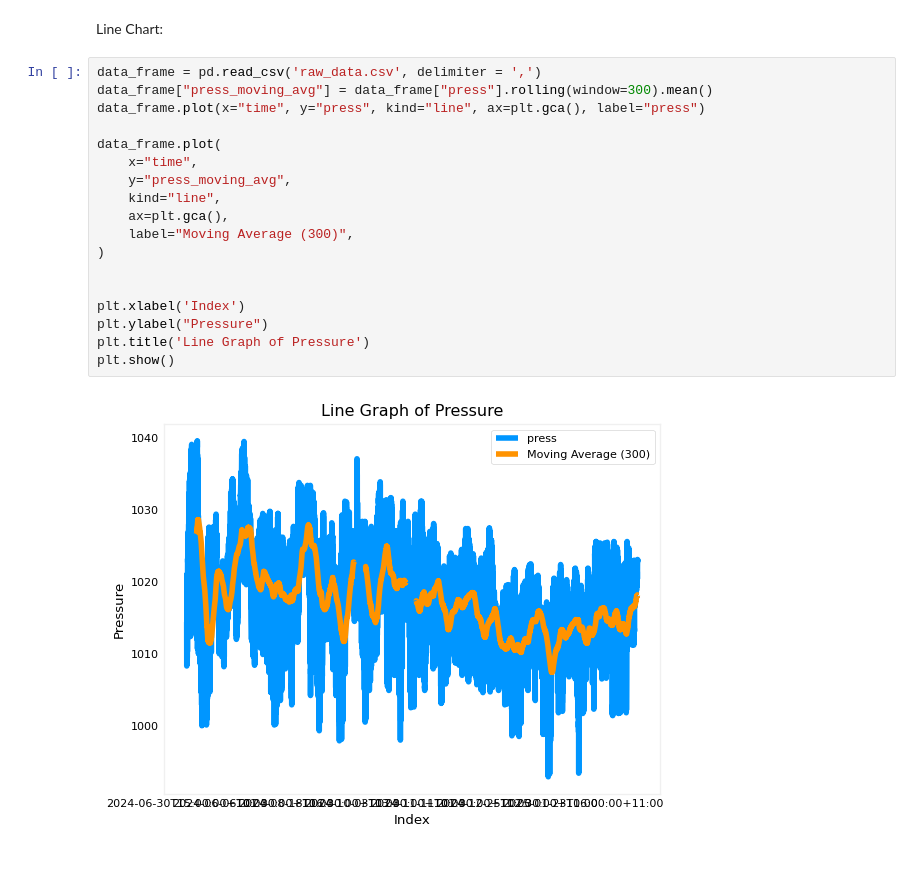
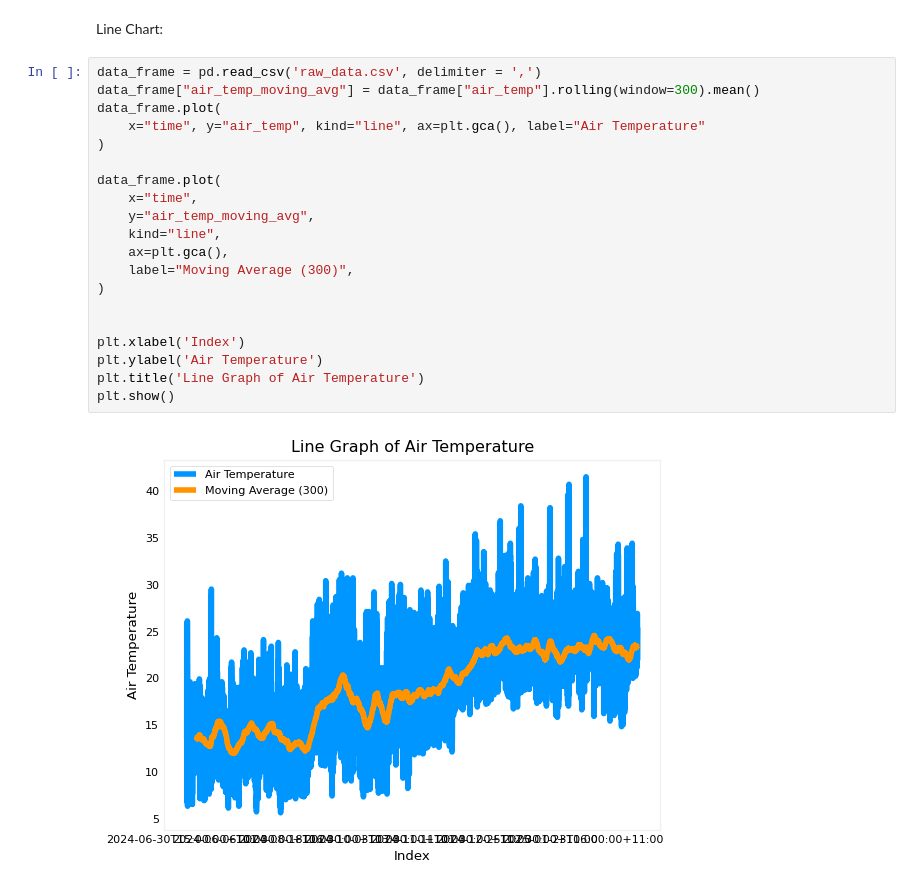
Before and after one commit to TempeHS/2025SE-Crawford.L-HSCTask2, a Jupyter notebook: model_development/visualisation/visual.ipynb, the cells around one changed output. Drawn from its saved outputs; the diff is of its cells as text.

```diff
--- a/model_development/visualisation/visual.ipynb
+++ b/model_development/visualisation/visual.ipynb
@@ -137,21 +137,23 @@ plt.show()
 Line Chart:
 # %%
 data_frame = pd.read_csv('raw_data.csv', delimiter = ',')
-data_frame["press_moving_avg"] = data_frame["press"].rolling(window=300).mean()
-data_frame.plot(x="time", y="press", kind="line", ax=plt.gca(), label="press")
+data_frame["air_temp_moving_avg"] = data_frame["air_temp"].rolling(window=300).mean()
+data_frame.plot(
+    x="time", y="air_temp", kind="line", ax=plt.gca(), label="Air Temperature"
+)
 
 data_frame.plot(
     x="time",
-    y="press_moving_avg",
+    y="air_temp_moving_avg",
     kind="line",
     ax=plt.gca(),
     label="Moving Average (300)",
 )
 
 
 plt.xlabel('Index')
-plt.ylabel("Pressure")
-plt.title('Line Graph of Pressure')
+plt.ylabel('Air Temperature')
+plt.title('Line Graph of Air Temperature')
 plt.show()
 # %% [output]
-[figure, old version]
+[figure, new version]
```
Also changed, not shown: 2 other files.
